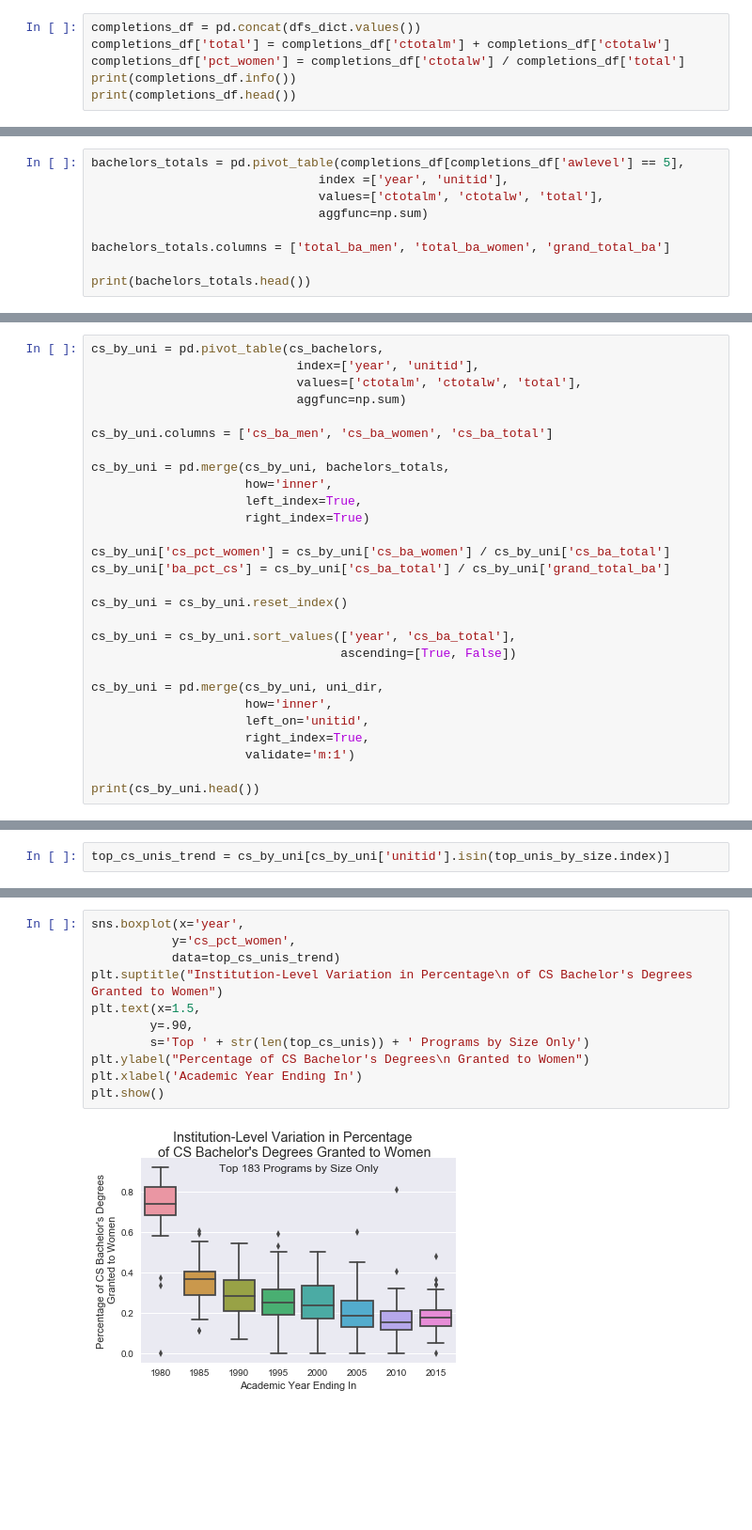
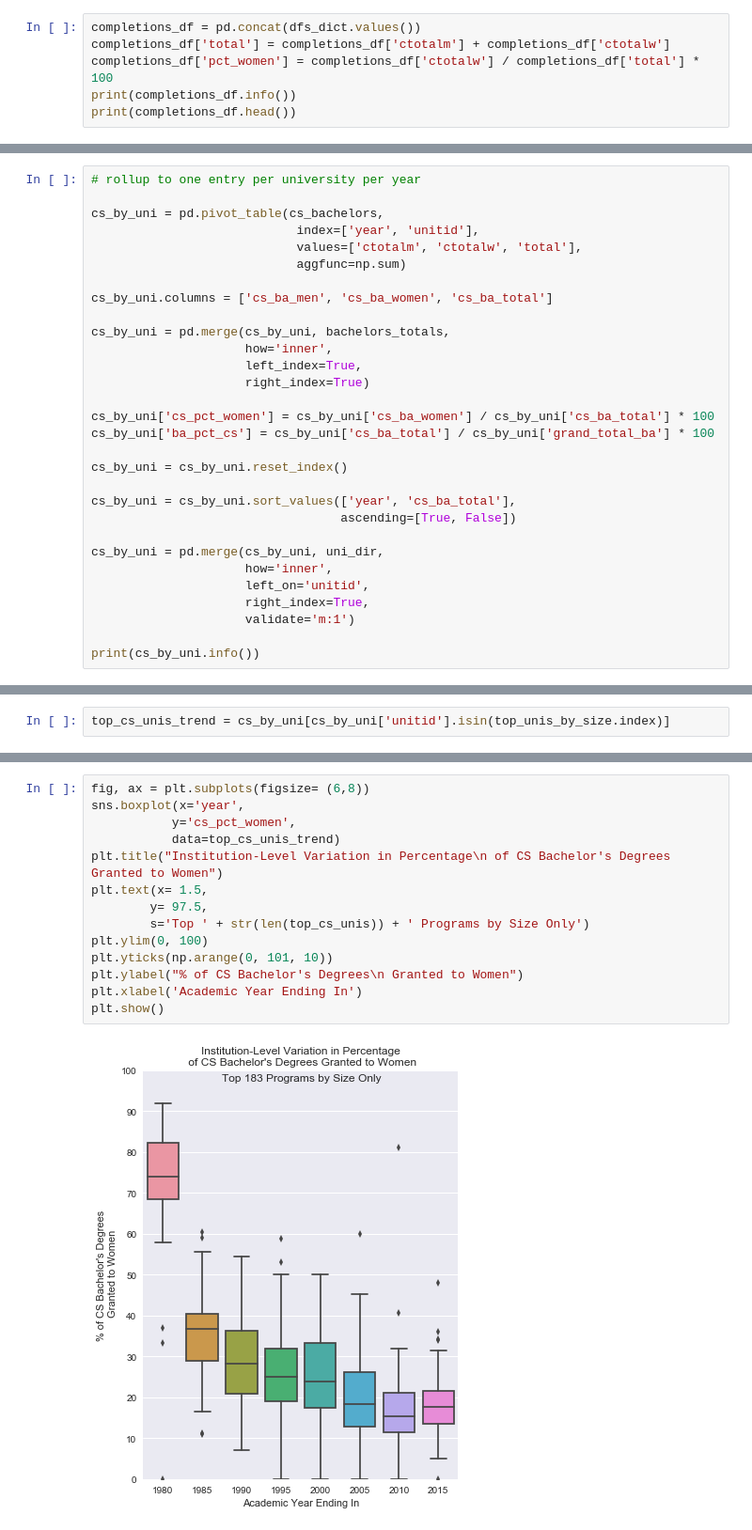
Before and after one commit to kevintroy/ipeds, a Jupyter notebook: IPEDS_degree_completions.ipynb, the cells around one changed output, grey strips where cells are left out. Shown: that part at 94% size. Cells and saved outputs as stored; diff of their text form; blank space fills up the shorter version.

```diff
--- a/IPEDS_degree_completions.ipynb
+++ b/IPEDS_degree_completions.ipynb
@@ -147,7 +152,7 @@ for year, df in dfs_dict.items():
 # %%
 completions_df = pd.concat(dfs_dict.values())
 completions_df['total'] = completions_df['ctotalm'] + completions_df['ctotalw']
-completions_df['pct_women'] = completions_df['ctotalw'] / completions_df['total']
+completions_df['pct_women'] = completions_df['ctotalw'] / completions_df['total'] * 100
 print(completions_df.info())
 print(completions_df.head())
 # %% [output]
@@ -178,9 +183,0 @@ We now have a master completions dataframe that we can manipulate to get some in
-# %%
-bachelors_totals = pd.pivot_table(completions_df[completions_df['awlevel'] == 5],
-                               index =['year', 'unitid'],
-                               values=['ctotalm', 'ctotalw', 'total'],
-                               aggfunc=np.sum)
-
-bachelors_totals.columns = ['total_ba_men', 'total_ba_women', 'grand_total_ba']
-
-print(bachelors_totals.head())
@@ -262,4 +266,6 @@ print(cs_bachelors.head())
 # %%
+# rollup to one entry per university per year
+
 cs_by_uni = pd.pivot_table(cs_bachelors,
                             index=['year', 'unitid'],
                             values=['ctotalm', 'ctotalw', 'total'],
@@ -272,8 +278,8 @@ cs_by_uni = pd.merge(cs_by_uni, bachelors_totals,
                      left_index=True,
                      right_index=True)
 
-cs_by_uni['cs_pct_women'] = cs_by_uni['cs_ba_women'] / cs_by_uni['cs_ba_total']
-cs_by_uni['ba_pct_cs'] = cs_by_uni['cs_ba_total'] / cs_by_uni['grand_total_ba']
+cs_by_uni['cs_pct_women'] = cs_by_uni['cs_ba_women'] / cs_by_uni['cs_ba_total'] * 100
+cs_by_uni['ba_pct_cs'] = cs_by_uni['cs_ba_total'] / cs_by_uni['grand_total_ba'] * 100
 
 cs_by_uni = cs_by_uni.reset_index()
 
@@ -286,5 +292,5 @@ cs_by_uni = pd.merge(cs_by_uni, uni_dir,
                      right_index=True,
                      validate='m:1')
 
-print(cs_by_uni.head())
+print(cs_by_uni.info())
 # %% [output]
@@ -365,14 +407,17 @@ plt.show()
 Similarly, we might ask whether the decline in the percentage of CS graduates who are women is a problem that spans across multiple institutions, or if it has been concentrated in a few institutions:
 # %%
+fig, ax = plt.subplots(figsize= (6,8))
 sns.boxplot(x='year',
            y='cs_pct_women',
            data=top_cs_unis_trend)
-plt.suptitle("Institution-Level Variation in Percentage\n of CS Bachelor's Degrees Granted to Women")
-plt.text(x=1.5,
-        y=.90,
+plt.title("Institution-Level Variation in Percentage\n of CS Bachelor's Degrees Granted to Women")
+plt.text(x= 1.5,
+        y= 97.5,
         s='Top ' + str(len(top_cs_unis)) + ' Programs by Size Only')
-plt.ylabel("Percentage of CS Bachelor's Degrees\n Granted to Women")
+plt.ylim(0, 100)
+plt.yticks(np.arange(0, 101, 10))
+plt.ylabel("% of CS Bachelor's Degrees\n Granted to Women")
 plt.xlabel('Academic Year Ending In')
 plt.show()
 # %% [output]
-[figure, old version]
+[figure, new version]
```
Also changed, not shown: parts of 28 cells of this notebook.
